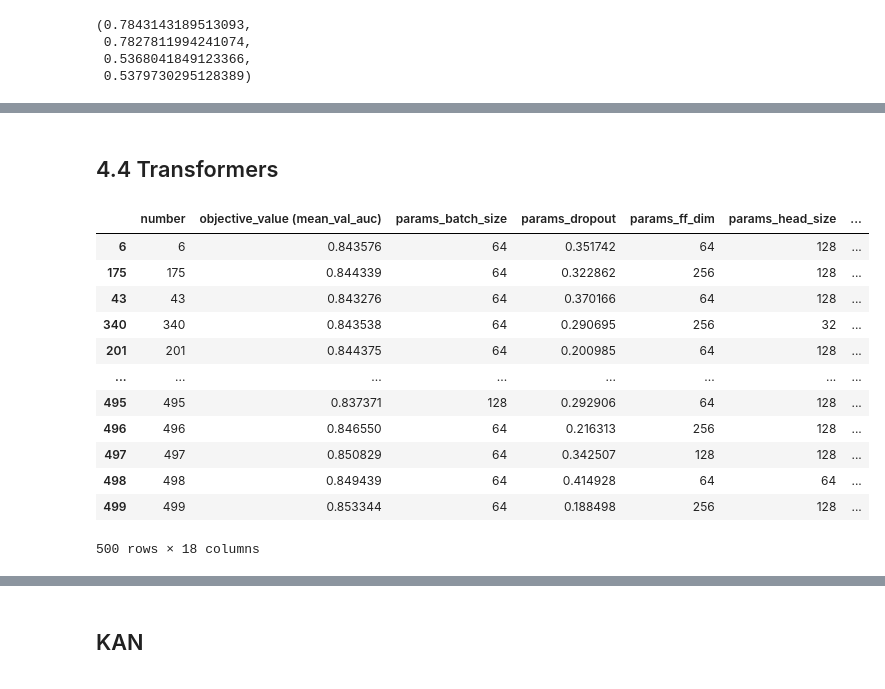
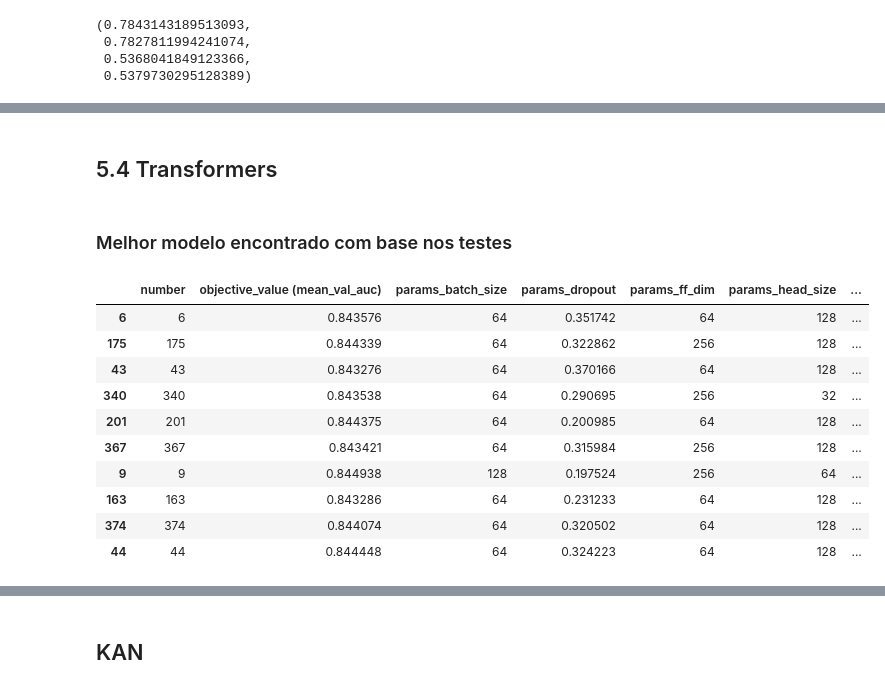
Before and after one commit to Erickllino/Projeto-IF702, a Jupyter notebook: Projeto Final/main.ipynb, the cells around one changed output, grey strips where cells are left out. Drawn from its saved outputs; the diff is of its cells as text; code cells hidden in the pictures.

```diff
--- a/Projeto Final/main.ipynb
+++ b/Projeto Final/main.ipynb
@@ -805,3 +786,5 @@ else:
 [figure]
 # %% [markdown]
-## 4.4 Transformers
+## 5.4 Transformers
+# %% [markdown]
+### Melhor modelo encontrado com base nos testes
@@ -808,18 +838,16 @@ else:
 # %%
 test = pd.read_excel('Transformer/optuna_results_transformer.xlsx')
 test.sort_values(by='mean_val_ks', ascending=False, inplace=True)
-test
+test.head(10)
 # %% [output]
 |  | number | objective_value (mean_val_auc) | params_batch_size | params_dropout | params_ff_dim | params_head_size | ... |
 | 6 | 6 | 0.843576 | 64 | 0.351742 | 64 | 128 | ... |
 | 175 | 175 | 0.844339 | 64 | 0.322862 | 256 | 128 | ... |
 | 43 | 43 | 0.843276 | 64 | 0.370166 | 64 | 128 | ... |
 | 340 | 340 | 0.843538 | 64 | 0.290695 | 256 | 32 | ... |
 | 201 | 201 | 0.844375 | 64 | 0.200985 | 64 | 128 | ... |
-| ... | ... | ... | ... | ... | ... | ... | ... |
-| 495 | 495 | 0.837371 | 128 | 0.292906 | 64 | 128 | ... |
-| 496 | 496 | 0.846550 | 64 | 0.216313 | 256 | 128 | ... |
-| 497 | 497 | 0.850829 | 64 | 0.342507 | 128 | 128 | ... |
-| 498 | 498 | 0.849439 | 64 | 0.414928 | 64 | 64 | ... |
-| 499 | 499 | 0.853344 | 64 | 0.188498 | 256 | 128 | ... |
+| 367 | 367 | 0.843421 | 64 | 0.315984 | 256 | 128 | ... |
+| 9 | 9 | 0.844938 | 128 | 0.197524 | 256 | 64 | ... |
+| 163 | 163 | 0.843286 | 64 | 0.231233 | 64 | 128 | ... |
+| 374 | 374 | 0.844074 | 64 | 0.320502 | 64 | 128 | ... |
+| 44 | 44 | 0.844448 | 64 | 0.324223 | 64 | 128 | ... |
-500 rows × 18 columns
```
Also changed, not shown: parts of 20 cells of this notebook.
